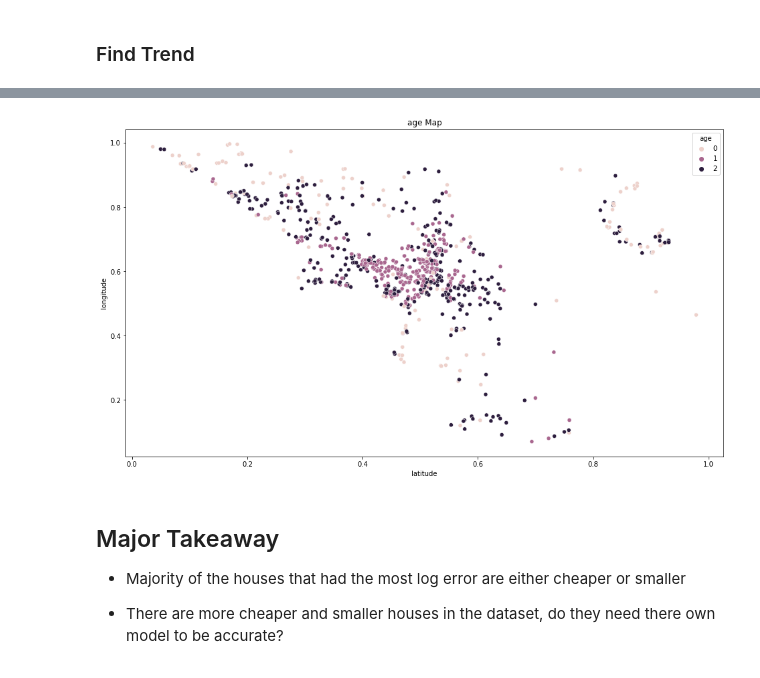
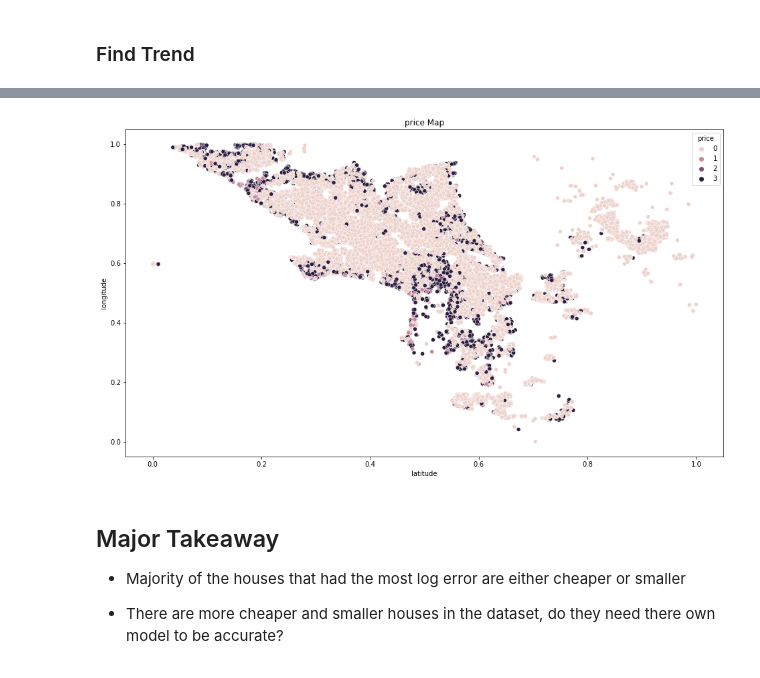
Before and after one commit to carterrxavier/clustering-project, a Jupyter notebook: initialnotebook.ipynb, the cells around one changed output, grey strips where cells are left out. Cells and saved outputs as stored; diff of their text form; code cells hidden in the pictures.

```diff
--- a/initialnotebook.ipynb
+++ b/initialnotebook.ipynb
@@ -219,0 +156,4 @@ cluster.map_clusters(train_scaled, 'avs')
+# %%
+X = train_scaled[['taxvaluedollarcnt','distancefromcity']]
+X = cluster.show_cluster(X, 4, 'pvd', hide=True)
+train_scaled['pvd'] = X['pvd']
@@ -220 +162,5 @@ cluster.map_clusters(train_scaled, 'avs')
+# %%
+X = train_scaled[['yearbuilt','distancefromcity']]
+X = cluster.show_cluster(X, 4, 'avd', hide=True)
+train_scaled['avd'] = X['avd']
 # %% [markdown]
@@ -224,3 +170,4 @@ cluster.map_clusters(train_scaled, 'avs')
 # %%
-X = train_scaled[['calculatedfinishedsquarefeet', 'taxvaluedollarcnt', 'yearbuilt']]
-cluster.view_intertia(X)
+X = train_scaled[['calculatedfinishedsquarefeet', 'taxvaluedollarcnt', 'yearbuilt', 'distancefromcity']]
+X = cluster.show_cluster(X, 4, 'all', 'yearbuilt', hide=True)
+train_scaled['all'] = X['all']
@@ -239,5 +175,5 @@ cluster.map_clusters(train_scaled, 'all', 'yearbuilt' )
 ### Find Trend
 # %%
 X = train_scaled[['logerror']]
-X = cluster.show_cluster(X, 4, 'logbin',hide= False)
+X = cluster.show_cluster(X, 4, 'logbin',hide= True)
 train_scaled['logbin'] = X['logbin']
@@ -246,7 +180,8 @@ train_scaled['logbin'] = X['logbin']
 # %%
-cluster.map_clusters(train_scaled[(train_scaled['logbin']== 3) | (train_scaled['logbin']== 1)], 'age')
+#cluster.map_clusters(train_scaled, 'price')
+cluster.map_clusters(train_scaled[train_scaled['price', 'price')
 # %% [output]
-[figure, old version]
+[figure, new version]
 # %% [markdown]
 ## Major Takeaway
 - Majority of the houses that had the most log error are either cheaper or smaller
```
Also changed, not shown: parts of 76 cells of this notebook, 1 other file.
